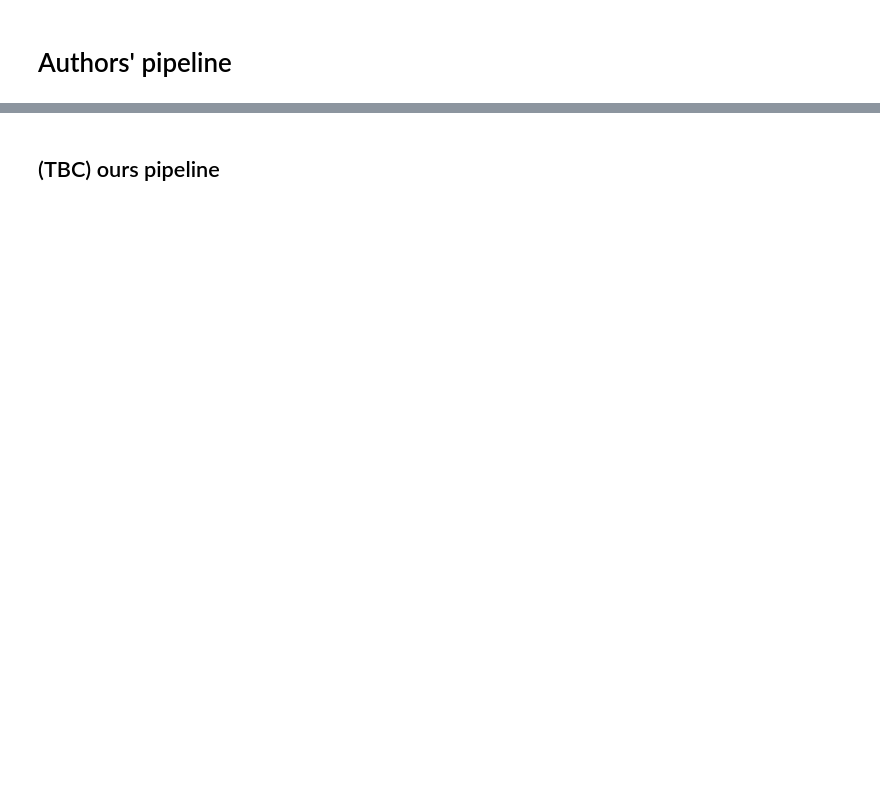
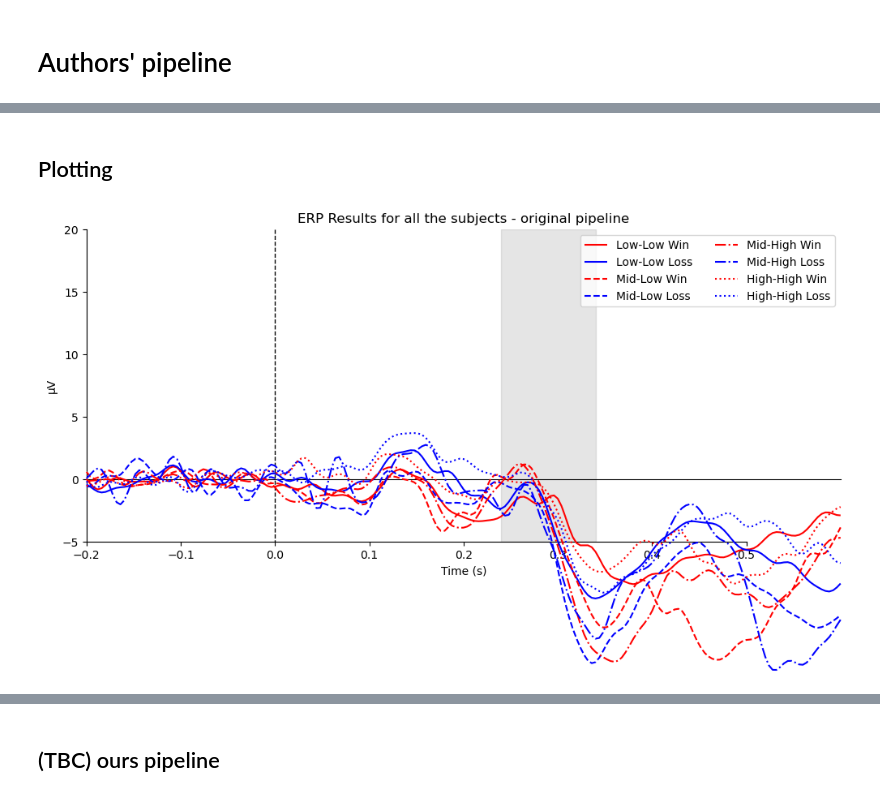
Before and after one commit to xuyg16/EEG_Reward-Processing_ERP, a Jupyter notebook: scripts/multi_subject_processing.ipynb, the cells around one changed output, grey strips where cells are left out. Drawn from its saved outputs; the diff is of its cells as text; code cells hidden in the pictures; blank space fills up the shorter version.

```diff
--- a/scripts/multi_subject_processing.ipynb
+++ b/scripts/multi_subject_processing.ipynb
@@ -37,29 +42,36 @@ USER = get_valid_input(
+# %%
+### Dictionary for epoching conditions
+epoch_dict = config.CONDITIONS_DICT['feedback_locked']
+
+### Subject info list
+subject_info = config.SUBJECT_INFO
+# %%
+mne.set_log_level('WARNING') # to avoid too many info messages
 # %% [markdown]
 # Authors' pipeline
 # %%
-ACTIVE_PIPELINE = 'authors'
-group_evokeds = {}
+ACTIVE_PIPELINE = 'original'
+group_evokeds_ori = {}
 
-for subject_id in SUBJECTS:
+for subject_id in tqdm(SUBJECTS, desc='Processing subjects', leave=True):
     # ------ LOAD DATA ------
     cfg = config.PIPELINES[ACTIVE_PIPELINE]
     root = config.BIDS_ROOT[USER]
 
-    bids_path = BIDSPath(subject=SUBJECTS, task='casinos',
+    bids_path = BIDSPath(subject=subject_id, task='casinos',
                         datatype='eeg', suffix='eeg',
                         root=root)
     # read the file
     raw = read_raw_bids(bids_path)
+    raw.load_data()
     # fix the annotations readin
     ccs_eeg_utils.read_annotations_core(bids_path,raw)
 
-    ### montage setup
+    # montage setup
     montage_site2_path = os.path.join(root, 'code', config.LOCS_FILENAME['site2'])
     montage_site2 = mne.channels.read_custom_montage(montage_site2_path)
     montage_common_path = os.path.join(root, 'code', config.LOCS_FILENAME['common'])
     montage_common = mne.channels.read_custom_montage(montage_common_path)
-
-    raw.load_data()
 
 
     # ------- PREPROCESSING PIPELINE -------
@@ -70,7 +82,7 @@ for subject_id in SUBJECTS:
     raw.set_montage(montage_site2, match_case=False)
 
     # Downsample to 250 Hz
-    eeg_down = down_sampling(raw)
+    eeg_down = down_sampling(raw, verbose=False)
 
     # Bandpass filter 0.1-30 Hz
     eeg_band = band_filter(eeg_down)
@@ -79,7 +91,7 @@ for subject_id in SUBJECTS:
     eeg_band_notch = notch_filter(eeg_band)
 
     # Drop bad channels and reference channel
-    eeg_ica = drop_bad_channels(subject_id,eeg_band_notch)
+    eeg_ica = drop_bad_channels(subject_info[subject_id]['bad_channels'], eeg_band_notch)
     eeg_ica = reref(eeg_ica)
 
     ## get the dictionary for the events
@@ -96,22 +108,20 @@ for subject_id in SUBJECTS:
     eeg_band_notch = iccomponent_removal_author(eeg_band_notch, ica)
 
     # Interpolation of bad channels
-    eeg_band_notch = interpolation(eeg_band_notch)
+    eeg_band_notch = interpolation(eeg_band_notch, verbose=False)
 
     # exclude early trials
-    eeg_final = exclude_early_trials(eeg_band_notch, config.PIPELINES[ACTIVE_PIPELINE]['early_trial_deletion'])
+    eeg_final = exclude_early_trials(eeg_band_notch, config.PIPELINES[ACTIVE_PIPELINE]['early_trial_deletion'], verbose=False)
 
     # Epoching
-    epoch_dict = config.CONDITIONS_DICT['feedback_locked']
     rejection_params = config.PIPELINES['original']['rejection_params']['erp']
     bad_channel_criteria = config.PIPELINES['original']['bad_channels_rejection_criteria']
     epochs_all, rejection_info = epoching_cust(epoch_dict, eeg_final, **rejection_params)
-    find_bad_channels(epochs_all, reject_criteria=bad_channel_criteria, custom=True, rejection_info=rejection_info)
 
     # Get evoked responses
     all_evokeds = get_evoked(epoch_dict, epochs_all, proportiontocut=config.PIPELINES[ACTIVE_PIPELINE]['evoked_proportiontocut'])
 
-    group_evokeds[subject_id] = all_evokeds
+    group_evokeds_ori[subject_id] = all_evokeds
 
     del raw
     gc.collect()
@@ -117,0 +210,6 @@ for subject_id in SUBJECTS:
+# %% [markdown]
+## Plotting
+# %%
+plot_erp(all_evokeds, ylim=[-5, 20], diff=False, title=f"ERP Results for all the subjects - {ACTIVE_PIPELINE} pipeline");
+# %% [output]
+[figure, added]
```
Also changed, not shown: parts of 15 cells of this notebook.
